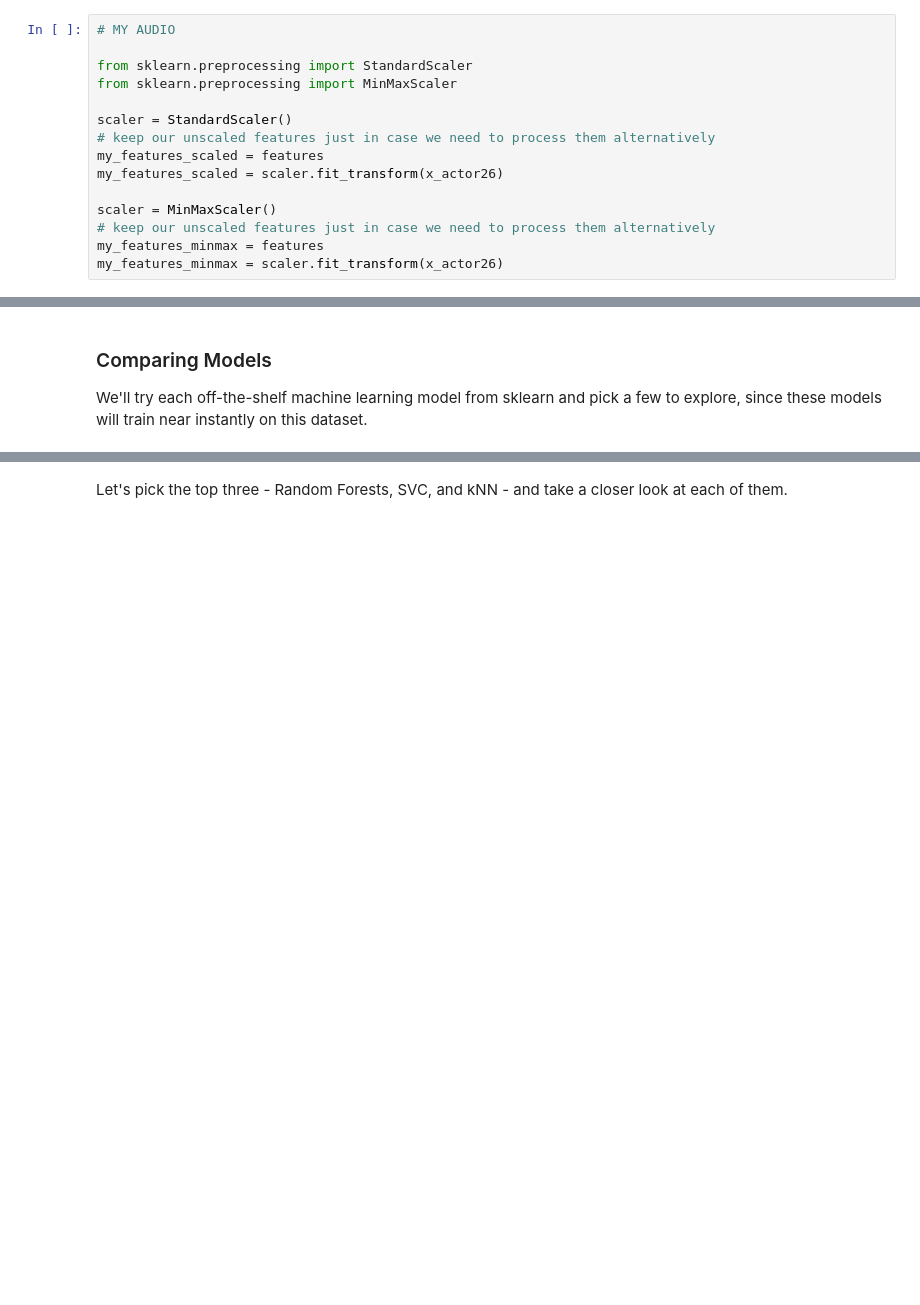
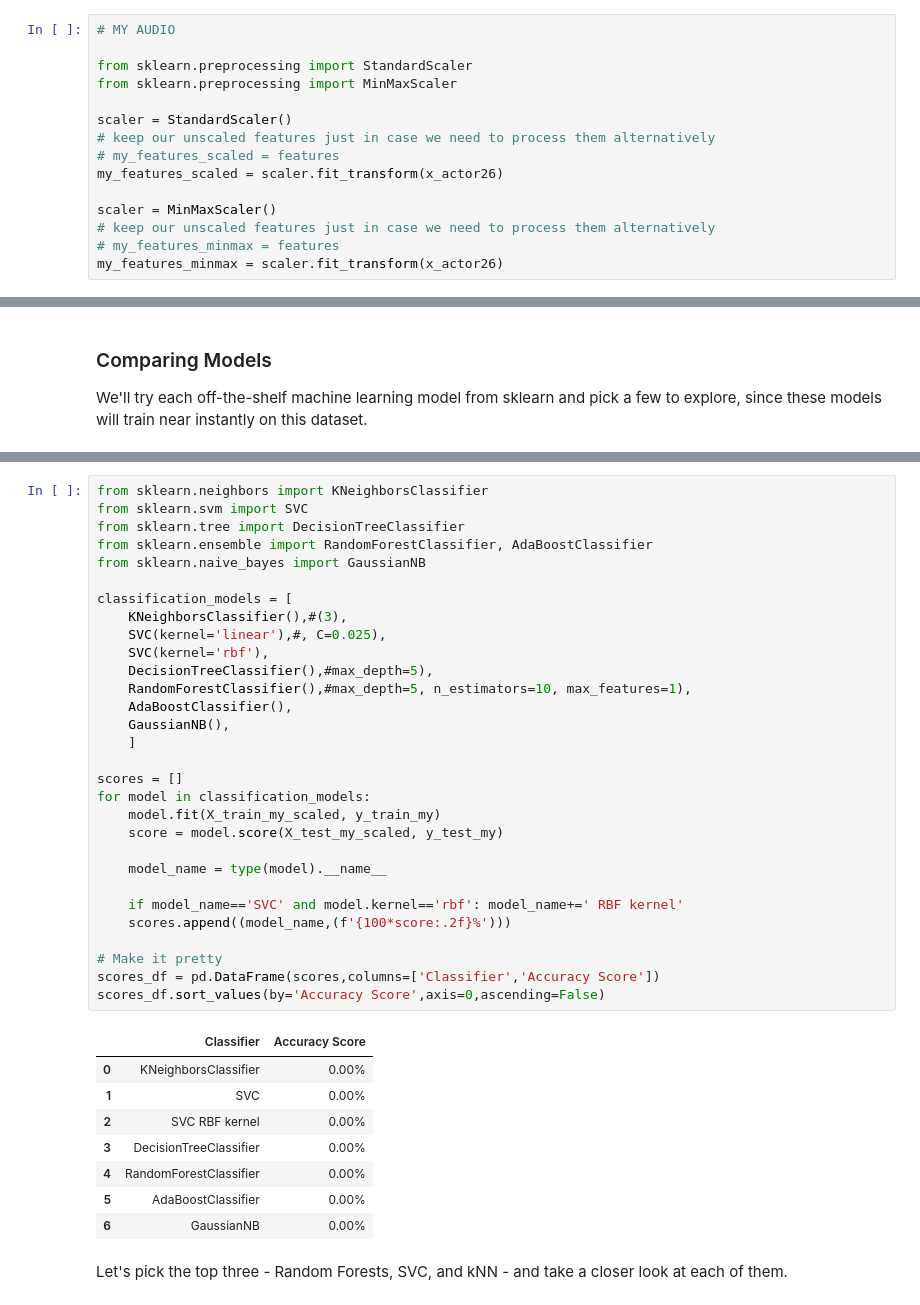
Before and after one commit to apa97/Week3-ClassicML, a Jupyter notebook: Week_3_MachineLearning.ipynb, the cells around one changed output, grey strips where cells are left out. Cells and saved outputs as stored; diff of their text form; blank space fills up the shorter version.

Commit message:
Finished My audio data

```diff
--- a/Week_3_MachineLearning.ipynb
+++ b/Week_3_MachineLearning.ipynb
@@ -464,12 +464,12 @@ from sklearn.preprocessing import MinMaxScaler
 
 scaler = StandardScaler()
 # keep our unscaled features just in case we need to process them alternatively
-my_features_scaled = features
+# my_features_scaled = features
 my_features_scaled = scaler.fit_transform(x_actor26)
 
 scaler = MinMaxScaler()
 # keep our unscaled features just in case we need to process them alternatively
-my_features_minmax = features
+# my_features_minmax = features
 my_features_minmax = scaler.fit_transform(x_actor26)
 # %% [markdown]
 Make sure our features are properly scaled:
@@ -624,3 +655,42 @@ scores_df.sort_values(by='Accuracy Score',axis=0,ascending=False)
+# %%
+from sklearn.neighbors import KNeighborsClassifier
+from sklearn.svm import SVC
+from sklearn.tree import DecisionTreeClassifier
+from sklearn.ensemble import RandomForestClassifier, AdaBoostClassifier
+from sklearn.naive_bayes import GaussianNB
+
+classification_models = [
+    KNeighborsClassifier(),#(3),
+    SVC(kernel='linear'),#, C=0.025),
+    SVC(kernel='rbf'),
+    DecisionTreeClassifier(),#max_depth=5),
+    RandomForestClassifier(),#max_depth=5, n_estimators=10, max_features=1),
+    AdaBoostClassifier(),
+    GaussianNB(),
+    ]
+
+scores = []
+for model in classification_models:
+    model.fit(X_train_my_scaled, y_train_my)
+    score = model.score(X_test_my_scaled, y_test_my)
+
+    model_name = type(model).__name__
+
+    if model_name=='SVC' and model.kernel=='rbf': model_name+=' RBF kernel'
+    scores.append((model_name,(f'{100*score:.2f}%')))
+
+# Make it pretty
+scores_df = pd.DataFrame(scores,columns=['Classifier','Accuracy Score'])
+scores_df.sort_values(by='Accuracy Score',axis=0,ascending=False)
+# %% [output]
+|  | Classifier | Accuracy Score |
+| 0 | KNeighborsClassifier | 0.00% |
+| 1 | SVC | 0.00% |
+| 2 | SVC RBF kernel | 0.00% |
+| 3 | DecisionTreeClassifier | 0.00% |
+| 4 | RandomForestClassifier | 0.00% |
+| 5 | AdaBoostClassifier | 0.00% |
+| 6 | GaussianNB | 0.00% |
 # %% [markdown]
 Let's pick the top three - Random Forests, SVC, and kNN - and take a closer look at each of them.
 # %% [markdown]
```
Also changed, not shown: parts of 8 cells of this notebook.
